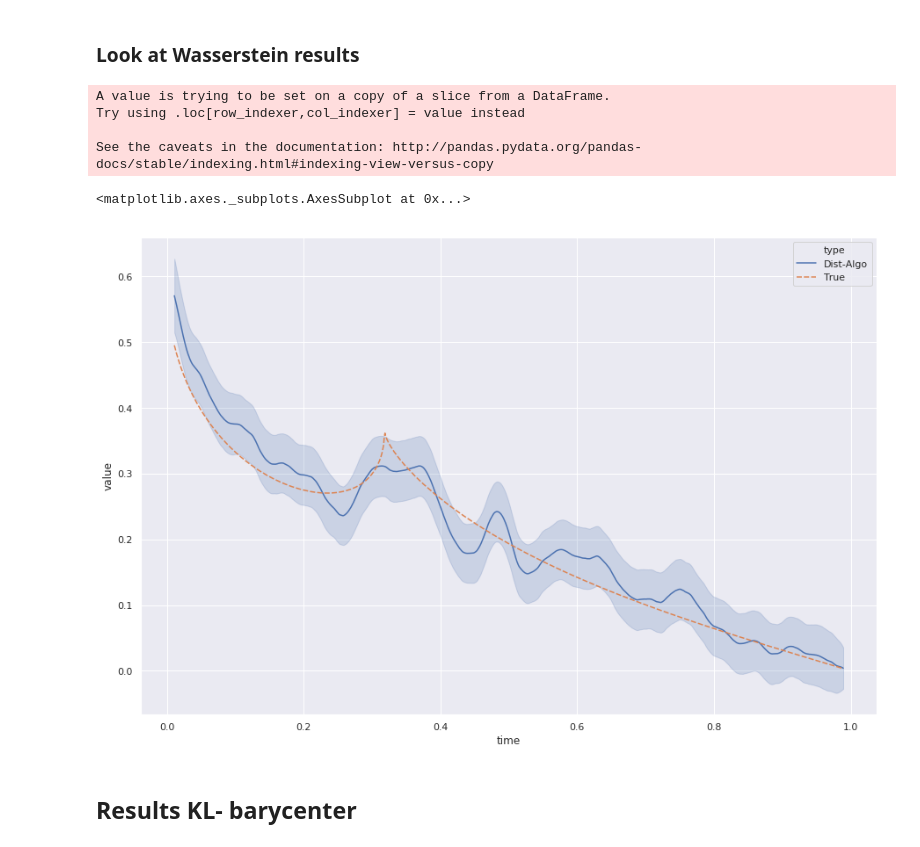
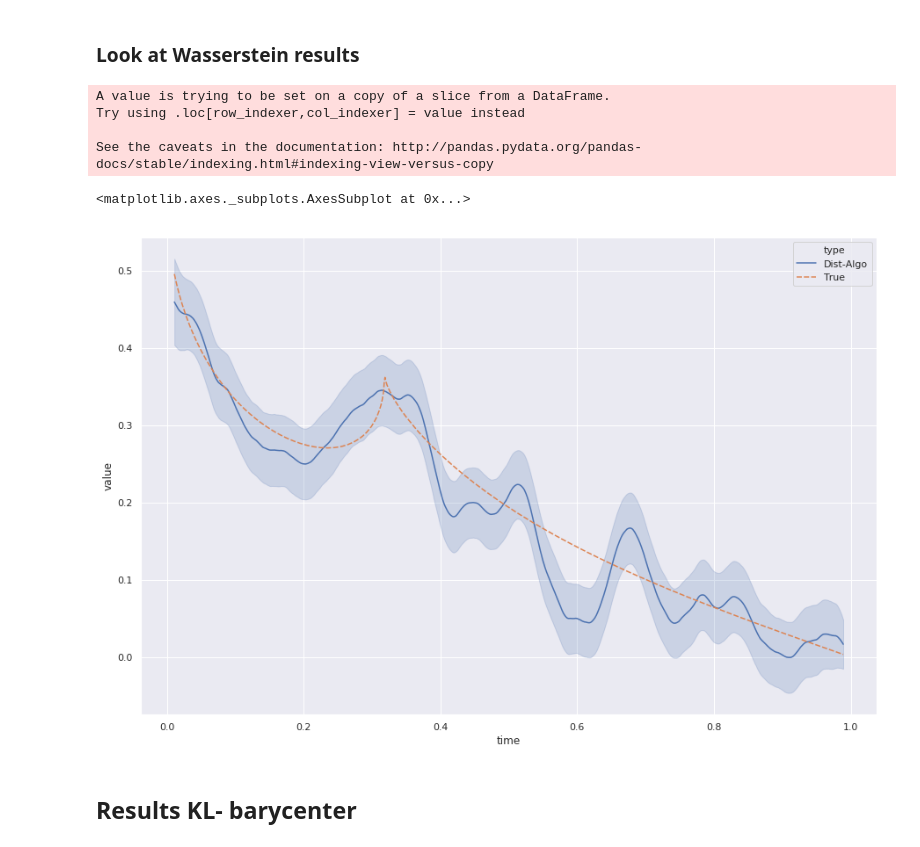
Before and after one commit to JTT94/distributed_posteriors, a Jupyter notebook: notebooks/Bobby/Wasserstein.ipynb, the cells around one changed output. Drawn from its saved outputs; the diff is of its cells as text; code cells hidden in the pictures.

```diff
--- a/notebooks/Bobby/Wasserstein.ipynb
+++ b/notebooks/Bobby/Wasserstein.ipynb
@@ -142,23 +122,23 @@ Iteration 1800 of 2000
 # %%
 list_of_post = [Y for X,Y in [generate_alternate_series(wass_results[i]) for i in range(len(wass_results))]]
 stacked_post = list_of_arrary_to_df(list_of_post, list_index='time_index', type_col='Dist-Algo')
 
-plot_df2 = pd.concat([stacked_post[['time_index','value', 'type']], plot_df], sort=True)\
+plot_df2 = pd.concat([stacked_post[['time_index','value', 'type']], signal_df], sort=True)\
 .reset_index()
-plot_df3 = plot_df2.loc[(plot_df2.time_index > 10) & (plot_df2.time_index <990) & (plot_df2.type!='Simulated'),:]
+plot_df3 = plot_df2.loc[(plot_df2.time_index > 10) & (plot_df2.time_index <990),:]
 plot_df3['time'] = plot_df3['time_index']/num_coef
 a4_dims = (15, 10)
 fig, ax = plt.subplots(figsize=a4_dims)
 
 # Plot the responses for different events and regions
 sns.lineplot(x="time", y='value', hue='type', data=plot_df3, ax=ax, style='type', ci='sd')
 # %% [output]
 A value is trying to be set on a copy of a slice from a DataFrame.
 Try using .loc[row_indexer,col_indexer] = value instead
 
 See the caveats in the documentation: http://pandas.pydata.org/pandas-docs/stable/indexing.html#indexing-view-versus-copy
 <matplotlib.axes._subplots.AxesSubplot at 0x...>
-[figure, old version]
+[figure, new version]
 # %% [markdown]
 ## Results KL- barycenter
 # %%
```
Also changed, not shown: parts of 8 cells of this notebook, 2 other files.
